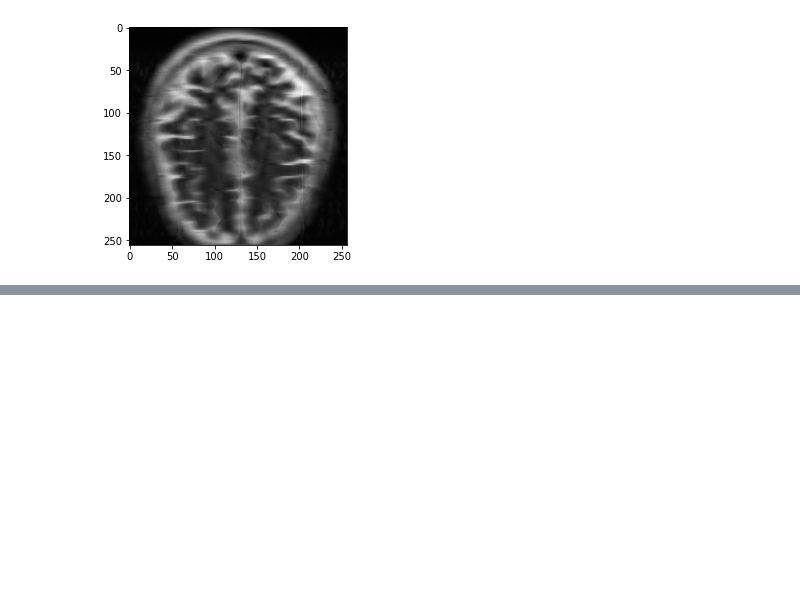
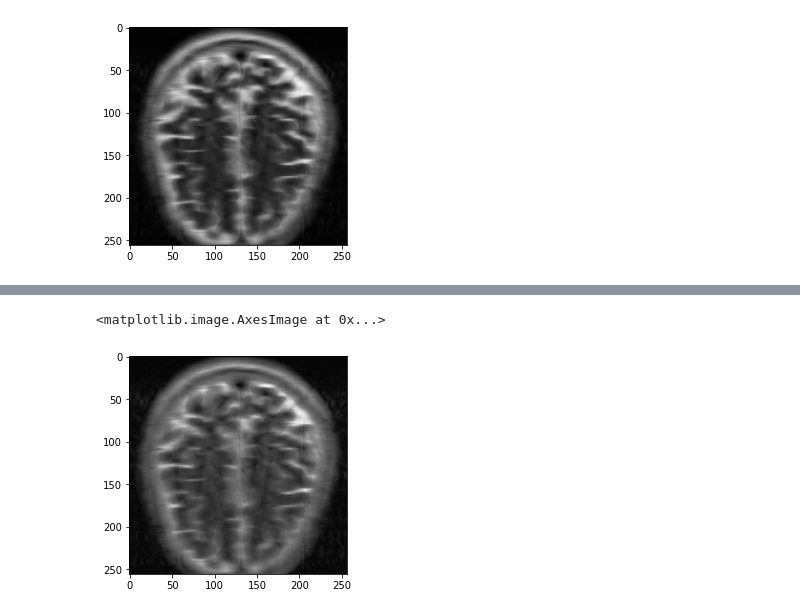
Before and after one commit to athornton1618/MRI_Compression, a Jupyter notebook: scripts/signal_processing_k_coefficient.ipynb, the cells around one changed output, grey strips where cells are left out. Cells and saved outputs as stored; diff of their text form; code cells hidden in the pictures; blank space fills up the shorter version.

```diff
--- a/scripts/signal_processing_k_coefficient.ipynb
+++ b/scripts/signal_processing_k_coefficient.ipynb
@@ -59,0 +124,5 @@ plt.imshow(np.abs(X_reconstruct), cmap='gray')
+# %%
+plt.imshow(np.abs(X_jpeg), cmap='gray')
+# %% [output]
+<matplotlib.image.AxesImage at 0x...>
+[figure, added]
```
Also changed, not shown: parts of 8 cells of this notebook.
